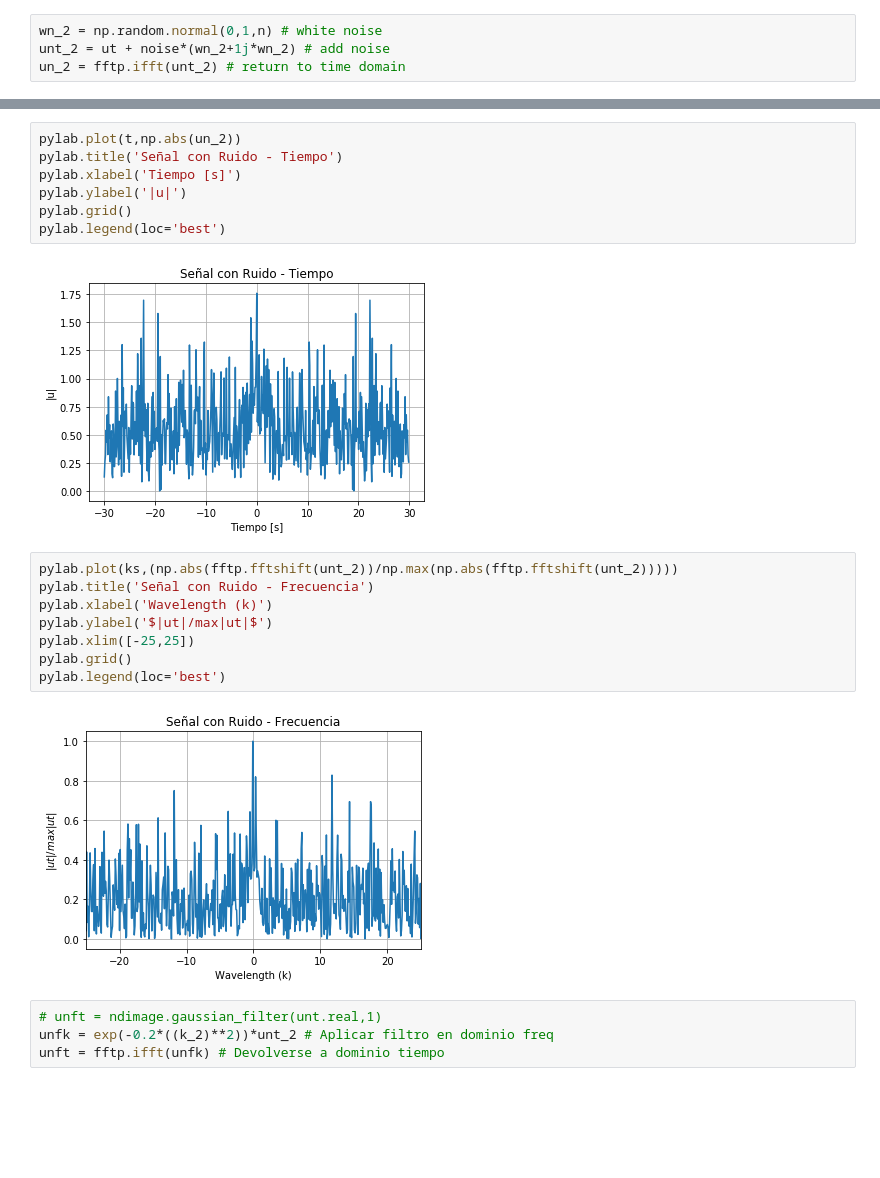
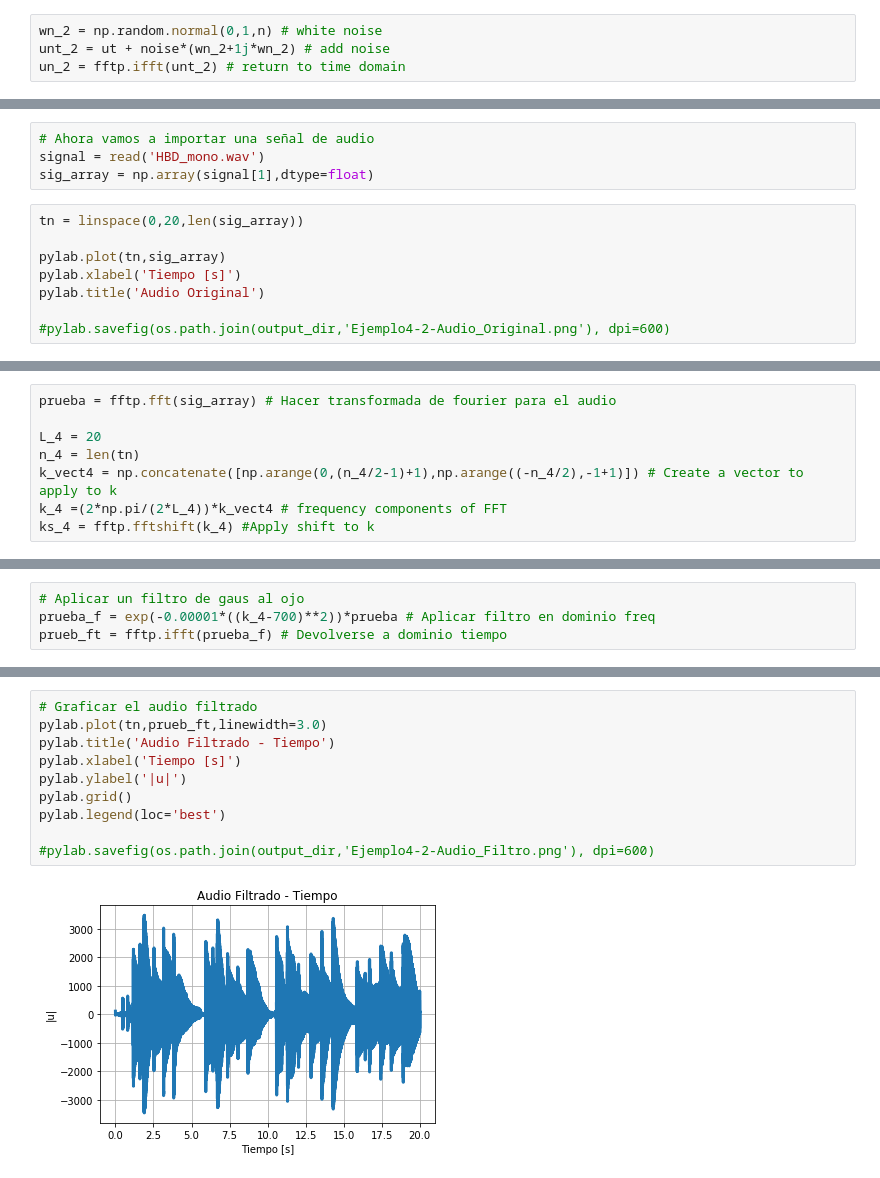
Before and after one commit to drodriguez32/Herramientas-Computacionales, a Jupyter notebook: 04_Taller_04/Taller_04.ipynb, the cells around one changed output, grey strips where cells are left out. Drawn from its saved outputs; the diff is of its cells as text; blank space fills up the shorter version.

```diff
--- a/04_Taller_04/Taller_04.ipynb
+++ b/04_Taller_04/Taller_04.ipynb
@@ -152,0 +403,12 @@ pylab.legend(loc='best')
+# %%
+# Ahora vamos a importar una señal de audio
+signal = read('HBD_mono.wav')
+sig_array = np.array(signal[1],dtype=float)
+# %%
+tn = linspace(0,20,len(sig_array))
+
+pylab.plot(tn,sig_array)
+pylab.xlabel('Tiempo [s]')
+pylab.title('Audio Original')
+
+#pylab.savefig(os.path.join(output_dir,'Ejemplo4-2-Audio_Original.png'), dpi=600)
@@ -152,0 +430,8 @@ pylab.legend(loc='best')
+# %%
+prueba = fftp.fft(sig_array) # Hacer transformada de fourier para el audio
+
+L_4 = 20
+n_4 = len(tn)
+k_vect4 = np.concatenate([np.arange(0,(n_4/2-1)+1),np.arange((-n_4/2),-1+1)]) # Create a vector to apply to k
+k_4 =(2*np.pi/(2*L_4))*k_vect4 # frequency components of FFT
+ks_4 = fftp.fftshift(k_4) #Apply shift to k
@@ -152,0 +450,4 @@ pylab.legend(loc='best')
+# %%
+# Aplicar un filtro de gaus al ojo
+prueba_f = exp(-0.00001*((k_4-700)**2))*prueba # Aplicar filtro en dominio freq
+prueb_ft = fftp.ifft(prueba_f) # Devolverse a dominio tiempo
@@ -153,23 +467,12 @@ pylab.legend(loc='best')
 # %%
-pylab.plot(t,np.abs(un_2))
-pylab.title('Señal con Ruido - Tiempo')
+# Graficar el audio filtrado
+pylab.plot(tn,prueb_ft,linewidth=3.0)
+pylab.title('Audio Filtrado - Tiempo')
 pylab.xlabel('Tiempo [s]')
 pylab.ylabel('|u|')
 pylab.grid()
 pylab.legend(loc='best')
+
+#pylab.savefig(os.path.join(output_dir,'Ejemplo4-2-Audio_Filtro.png'), dpi=600)
 # %% [output]
-[figure, old version]
+[figure, new version]
-# %%
-pylab.plot(ks,(np.abs(fftp.fftshift(unt_2))/np.max(np.abs(fftp.fftshift(unt_2)))))
-pylab.title('Señal con Ruido - Frecuencia')
-pylab.xlabel('Wavelength (k)')
-pylab.ylabel('$|ut|/max|ut|$')
-pylab.xlim([-25,25])
-pylab.grid()
-pylab.legend(loc='best')
-# %% [output]
-[figure, removed]
-# %%
-# unft = ndimage.gaussian_filter(unt.real,1)
-unfk = exp(-0.2*((k_2)**2))*unt_2 # Aplicar filtro en dominio freq
-unft = fftp.ifft(unfk) # Devolverse a dominio tiempo
```
Also changed, not shown: parts of 43 cells of this notebook, 26 other files.
